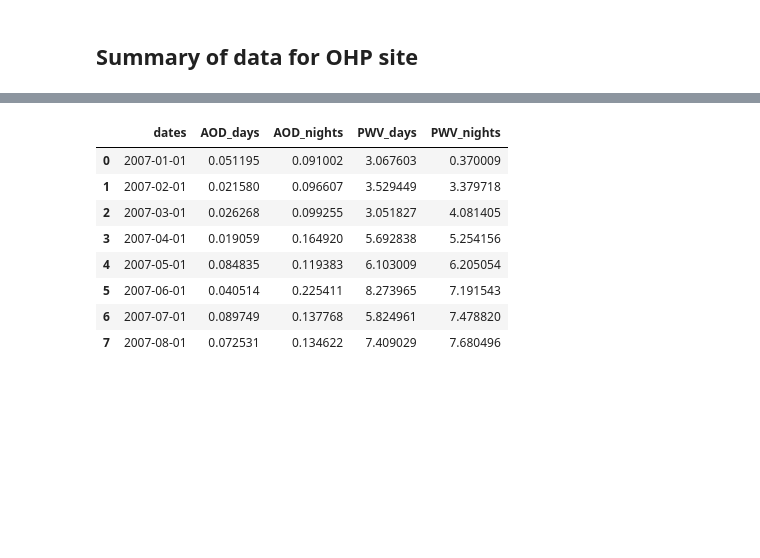
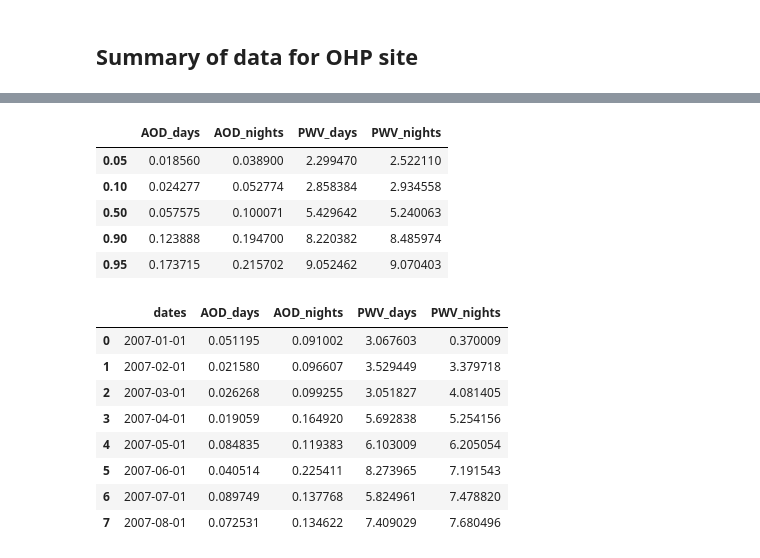
Before and after one commit to sylvielsstfr/CalipsoForOHP, a Jupyter notebook: ScanAerosolsTenYears_CAL_LID_L3_APro_AllSky.v3.00.ipynb, the cells around one changed output, grey strips where cells are left out. Cells and saved outputs as stored; diff of their text form; code cells hidden in the pictures; blank space fills up the shorter version.

Commit message:
add quantiles

```diff
--- a/ScanAerosolsTenYears_CAL_LID_L3_APro_AllSky.v3.00.ipynb
+++ b/ScanAerosolsTenYears_CAL_LID_L3_APro_AllSky.v3.00.ipynb
@@ -533,6 +551,15 @@ dataset_summary.describe()
 | 50% | 0.057575 | 0.100071 | 5.429642 | 5.240063 |
 | 75% | 0.086526 | 0.139239 | 7.144924 | 7.145664 |
 | max | 0.231652 | 0.313345 | 11.227332 | 10.884008 |
+# %%
+dataset_summary.quantile([0.05,0.1,0.5,0.9,0.95])
+# %% [output]
+|  | AOD_days | AOD_nights | PWV_days | PWV_nights |
+| 0.05 | 0.018560 | 0.038900 | 2.299470 | 2.522110 |
+| 0.10 | 0.024277 | 0.052774 | 2.858384 | 2.934558 |
+| 0.50 | 0.057575 | 0.100071 | 5.429642 | 5.240063 |
+| 0.90 | 0.123888 | 0.194700 | 8.220382 | 8.485974 |
+| 0.95 | 0.173715 | 0.215702 | 9.052462 | 9.070403 |
 # %%
 dataset_summary.head(8)
 # %% [output]
```
Also changed, not shown: parts of 10 cells of this notebook.
